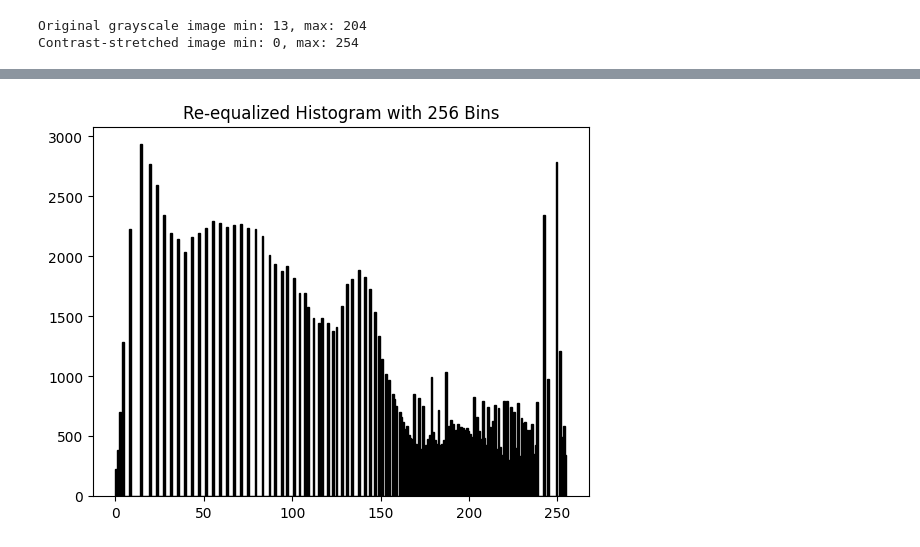
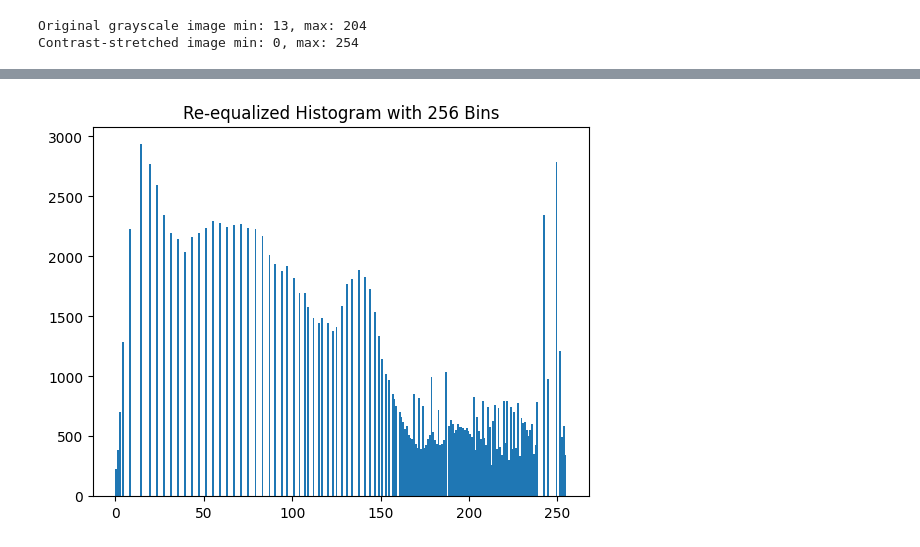
Before and after one commit to luksz/SC4061-Assignment-1, a Jupyter notebook: Lab 1.ipynb, the cells around one changed output, grey strips where cells are left out. Saved outputs shown, nothing was run; the diff lists cells and outputs as text; code cells hidden in the pictures.

```diff
--- a/Lab 1.ipynb
+++ b/Lab 1.ipynb
@@ -106,11 +124,11 @@ plt.show()
 # %%
-# Apply histogram equalization again on P3
-P4 = cv2.equalizeHist(P3)
+# Part c: Rerun histogram equalization on the already equalized image
+P3 = cv2.equalizeHist(P3)
 
-# Display histogram for the re-equalized image (P4)
+# Display the histogram for the re-equalized image with 256 bins
 plt.figure()
-plt.hist(P4.ravel(), bins=256, range=[0, 255], fc='black', ec='black')
+plt.hist(P3.ravel(), bins=256, range=[0, 255])
 plt.title('Re-equalized Histogram with 256 Bins')
 plt.show()
 # %% [output]
-[figure, old version]
+[figure, new version]
```
Also changed, not shown: parts of 30 cells of this notebook.
